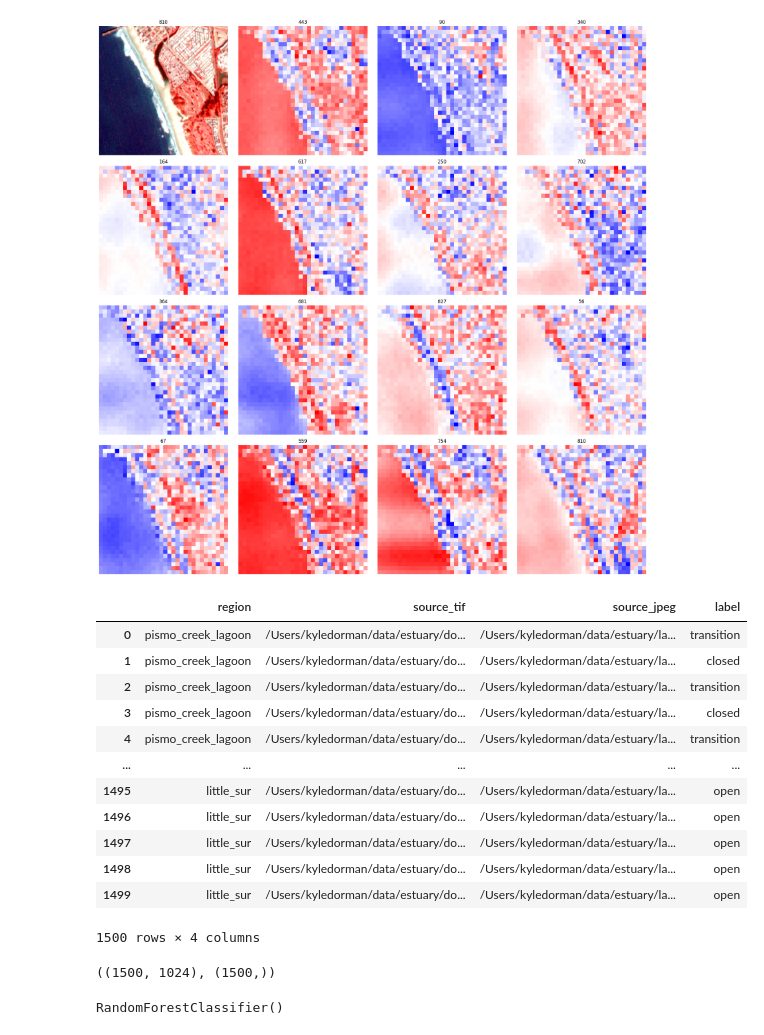
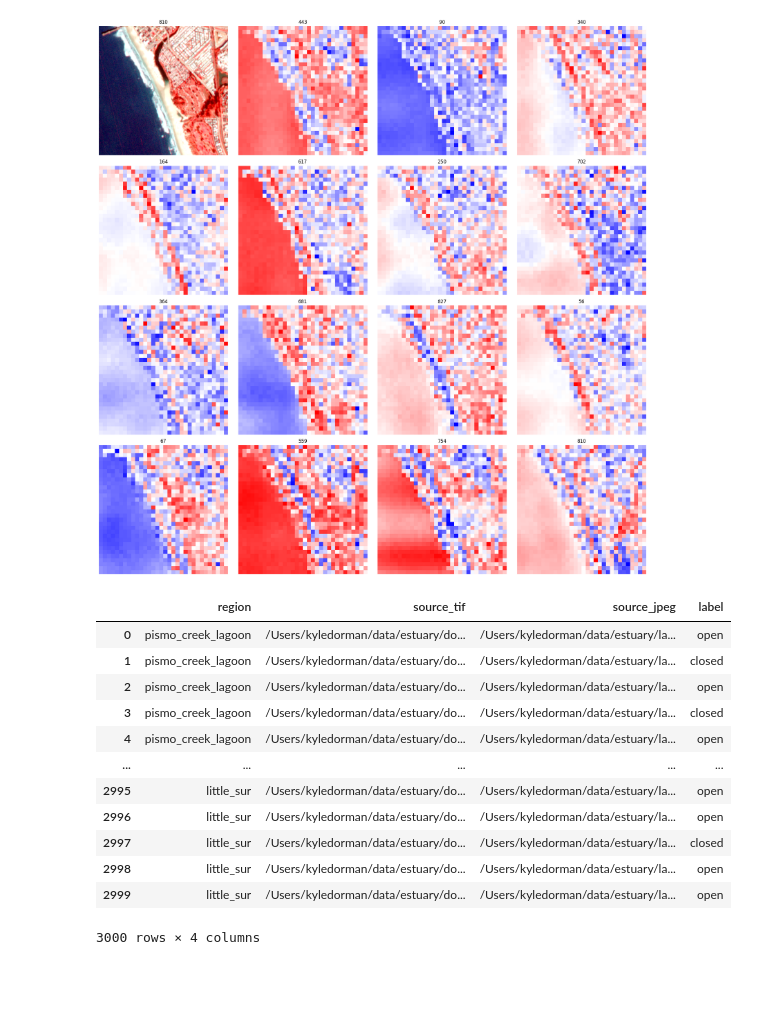
Before and after one commit to kyle-dorman/estuary, a Jupyter notebook: notebooks/clay.ipynb, the cells around one changed output. Saved outputs shown, nothing was run; the diff lists cells and outputs as text; code cells hidden in the pictures; blank space fills up the shorter version.

```diff
--- a/notebooks/clay.ipynb
+++ b/notebooks/clay.ipynb
@@ -235,21 +230,21 @@ plt.tight_layout()
 # %% [output]
 [figure]
 # %%
+from sklearn import decomposition, svm
 import pandas as pd
-
-labels = pd.read_csv("/Users/kyledorman/data/estuary/label_studio/00023/labels.csv")
+labels = pd.read_csv("/Users/kyledorman/data/estuary/label_studio/00025/labels.csv")
 labels
 # %% [output]
 |  | region | source_tif | source_jpeg | label |
-| 0 | pismo_creek_lagoon | /Users/kyledorman/data/estuary/do... | /Users/kyledorman/data/estuary/la... | transition |
+| 0 | pismo_creek_lagoon | /Users/kyledorman/data/estuary/do... | /Users/kyledorman/data/estuary/la... | open |
 | 1 | pismo_creek_lagoon | /Users/kyledorman/data/estuary/do... | /Users/kyledorman/data/estuary/la... | closed |
-| 2 | pismo_creek_lagoon | /Users/kyledorman/data/estuary/do... | /Users/kyledorman/data/estuary/la... | transition |
+| 2 | pismo_creek_lagoon | /Users/kyledorman/data/estuary/do... | /Users/kyledorman/data/estuary/la... | open |
 | 3 | pismo_creek_lagoon | /Users/kyledorman/data/estuary/do... | /Users/kyledorman/data/estuary/la... | closed |
-| 4 | pismo_creek_lagoon | /Users/kyledorman/data/estuary/do... | /Users/kyledorman/data/estuary/la... | transition |
+| 4 | pismo_creek_lagoon | /Users/kyledorman/data/estuary/do... | /Users/kyledorman/data/estuary/la... | open |
 | ... | ... | ... | ... | ... |
-| 1495 | little_sur | /Users/kyledorman/data/estuary/do... | /Users/kyledorman/data/estuary/la... | open |
-| 1496 | little_sur | /Users/kyledorman/data/estuary/do... | /Users/kyledorman/data/estuary/la... | open |
-| 1497 | little_sur | /Users/kyledorman/data/estuary/do... | /Users/kyledorman/data/estuary/la... | open |
-| 1498 | little_sur | /Users/kyledorman/data/estuary/do... | /Users/kyledorman/data/estuary/la... | open |
-| 1499 | little_sur | /Users/kyledorman/data/estuary/do... | /Users/kyledorman/data/estuary/la... | open |
+| 2995 | little_sur | /Users/kyledorman/data/estuary/do... | /Users/kyledorman/data/estuary/la... | open |
+| 2996 | little_sur | /Users/kyledorman/data/estuary/do... | /Users/kyledorman/data/estuary/la... | open |
+| 2997 | little_sur | /Users/kyledorman/data/estuary/do... | /Users/kyledorman/data/estuary/la... | closed |
+| 2998 | little_sur | /Users/kyledorman/data/estuary/do... | /Users/kyledorman/data/estuary/la... | open |
+| 2999 | little_sur | /Users/kyledorman/data/estuary/do... | /Users/kyledorman/data/estuary/la... | open |
-1500 rows × 4 columns
+3000 rows × 4 columns
@@ -268,4 +250,0 @@ y = np.array(labels.label_id.tolist())
-# %%
-X.shape, y.shape
-# %% [output]
-((1500, 1024), (1500,))
@@ -276,10 +251,2 @@ X_train, X_test, y_train, y_test = train_test_split(X, y, test_size=0.1, random_
-# %%
-from sklearn.ensemble import RandomForestClassifier
-
-# clf = svm.SVC()
-clf = RandomForestClassifier()
-clf.fit(X_train, y_train)
-# %% [output]
-RandomForestClassifier()
 # %%
 # Predict classes on test set
```
Also changed, not shown: parts of 24 cells of this notebook, 17 other files.
